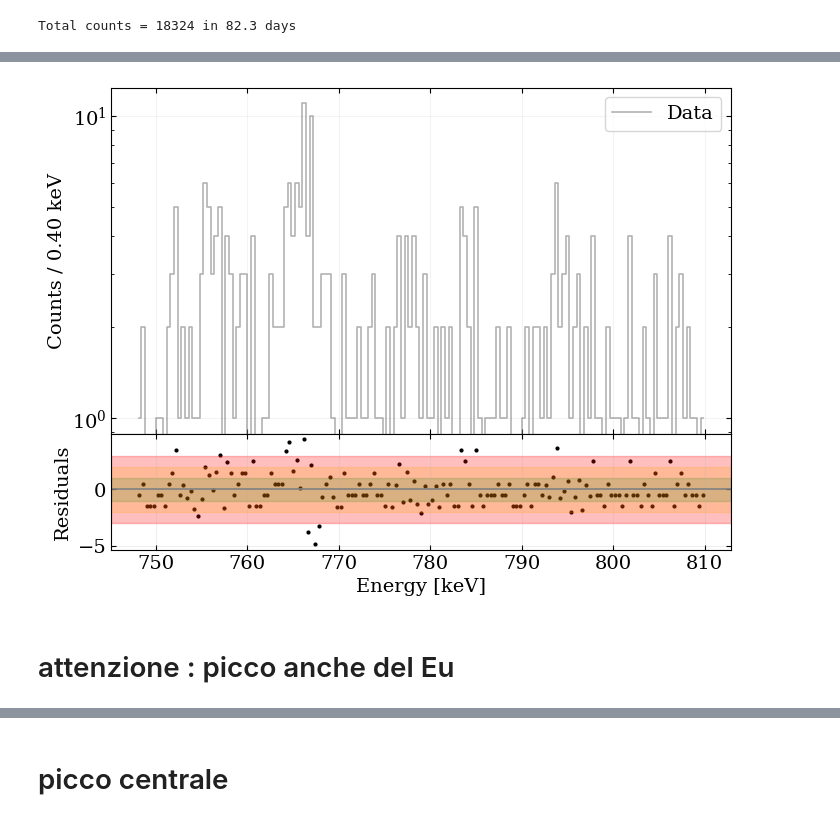
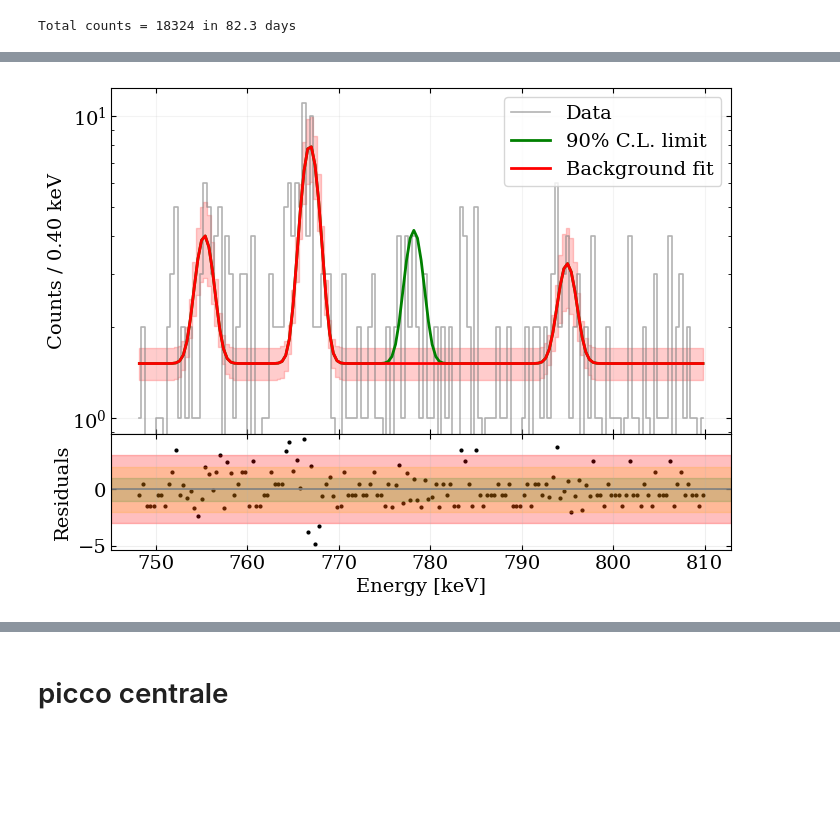
Before and after one commit to RitaF00/ZrO2-double-beta-decay, a Jupyter notebook: new_96Zr.ipynb, the cells around one changed output, grey strips where cells are left out. Drawn from its saved outputs; the diff is of its cells as text; code cells hidden in the pictures; blank space fills up the shorter version.

```diff
--- a/new_96Zr.ipynb
+++ b/new_96Zr.ipynb
@@ -59,14 +64,15 @@ BIN_WIDTH = 0.4
 
 BACKGROUND_PEAKS = {
     "228Ac_755keV" : 755.31,
-    "207Tl_766keV" : 766.84,
-    "152Eu_778keV" : 778.90 ,
+    "208Tl_766keV" : 766.84,
+    "214_Bi" : 768.356,
+    #"152Eu_778keV" : 609 ,
     "228Ac_794keV" : 794.95,
 
 }
 
 
-FIT_WINDOW = 4
+FIT_WINDOW = 5
 
 SIGNAL = {
     "mu": 778.2,
@@ -350,7 +768,7 @@ with pm.Model() as model:
     # Background peak priors
     # ------------------------
     A_bg = []
-    #mu_bg = []
+    mu_bg = []
 
     for peak_name in background_names:
         fit = fit_results[peak_name]
@@ -361,18 +779,18 @@ with pm.Model() as model:
             sigma=max(fit["err_N"], 1.0),
             lower=0,
         )
-        '''
+
         mu = pm.Normal(
         f"mu_{peak_name}",
         mu=fit["mu"],
         sigma=0.05  # o anche 0.05 keV se calibrazione buona
     )
-        '''
+
         A_bg.append(A)
-        #mu_bg.append(mu)
+        mu_bg.append(mu)
 
     A_bg = pt.stack(A_bg)
-    #mu_bg = pt.stack(mu_bg)
+    mu_bg = pt.stack(mu_bg)
 
     # ------------------------
     # Signal prior
@@ -622,42 +1022,39 @@ fig, (ax1, ax2) = plt.subplots(
 # PLOT SUPERIORE
 # =========================
 ax1.step(E_roi, counts_roi, where='mid', color='grey', alpha=0.6, label='Data')
 
 
-#ax1.plot(E_roi, lambda_pred, color='green', lw=2, label='90% C.L. limit')
-#ax1.plot(E_roi, lambda_pred_bkg, color='red', lw=2, label='Background fit')
+ax1.plot(E_roi, lambda_pred, color='green', lw=2, label='90% C.L. limit')
+ax1.plot(E_roi, lambda_pred_bkg, color='red', lw=2, label='Background fit')
 
-#ax1.fill_between(E_roi, lambda_low, lambda_high,
-         #        color='red', alpha=0.2, step='mid')
+ax1.fill_between(E_roi, lambda_low, lambda_high,
+                 color='red', alpha=0.2, step='mid')
 
 ax1.set_yscale('log')
 ax1.set_ylabel(f"Counts / {E_roi[1]-E_roi[0]:.2f} keV")
 ax1.grid(alpha=0.15)
 ax1.legend()
-#ax1.vlines([778.2], 1, 10)
-#ax1.vlines([778.9], 1, 10)
+
 
 # =========================
 # PLOT INFERIORE (RESIDUI)
 # =========================
 ax2.scatter(E_roi, residuals, s=4, color='black')
 
 
 ax2.axhspan(-3, 3, color='red', alpha=0.25)
 ax2.axhspan(-2, 2, color='orange', alpha=0.2)
 ax2.axhspan(-1, 1, color='green', alpha=0.15)
 
 
 ax2.axhline(0, color='gray')
 ax2.set_xlabel("Energy [keV]")
 ax2.set_ylabel("Residuals")
 ax2.grid(alpha=0.2)
 plt.subplots_adjust(hspace=0)
 plt.show()
 # %% [output]
-[figure, old version]
+[figure, new version]
-# %% [markdown]
-# attenzione : picco anche del Eu
 # %%
 
 # Dati campione
```
Also changed, not shown: parts of 26 cells of this notebook, 12 other files.
